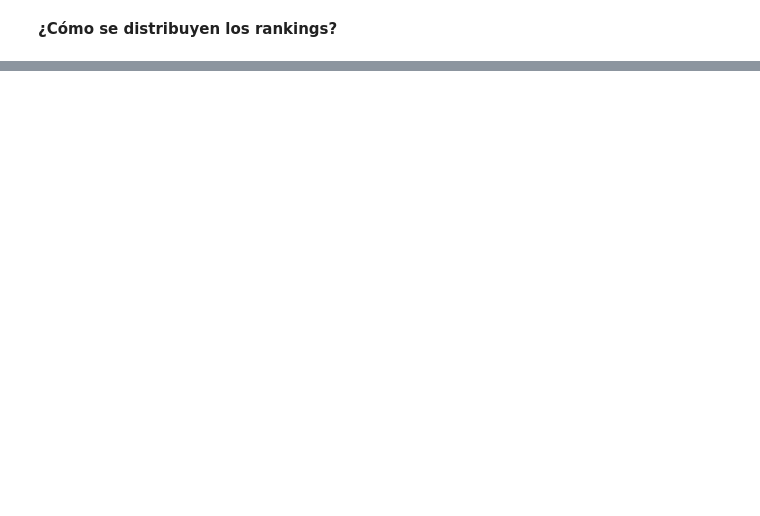
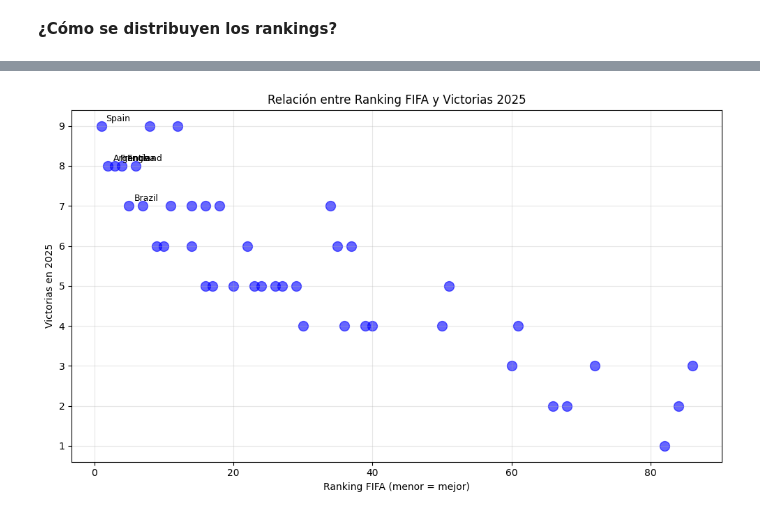
Before and after one commit to ddopazo92/Introduccion_datascience_diego_dopazo, a Jupyter notebook: PROYECTO-DOPAZODIEGO.ipynb, the cells around one changed output, grey strips where cells are left out. Drawn from its saved outputs; the diff is of its cells as text; code cells hidden in the pictures; blank space fills up the shorter version.

```diff
--- a/PROYECTO-DOPAZODIEGO.ipynb
+++ b/PROYECTO-DOPAZODIEGO.ipynb
@@ -476,0 +666,19 @@ plt.show()
+# %%
+plt.figure(figsize=(10, 6))
+plt.scatter(df_stats_reales['ranking_fifa'], df_stats_reales['ganados_2025'],
+            alpha=0.6, s=100, c='blue')
+
+# Añadir etiquetas para equipos destacados
+top_equipos = df_stats_reales.nsmallest(5, 'ranking_fifa')
+for _, row in top_equipos.iterrows():
+    plt.annotate(row['team'], (row['ranking_fifa'], row['ganados_2025']),
+                xytext=(5, 5), textcoords='offset points', fontsize=9)
+
+plt.title('Relación entre Ranking FIFA y Victorias 2025')
+plt.xlabel('Ranking FIFA (menor = mejor)')
+plt.ylabel('Victorias en 2025')
+plt.grid(True, alpha=0.3)
+plt.tight_layout()
+plt.show()
+# %% [output]
+[figure, added]
```
Also changed, not shown: parts of 17 cells of this notebook.
